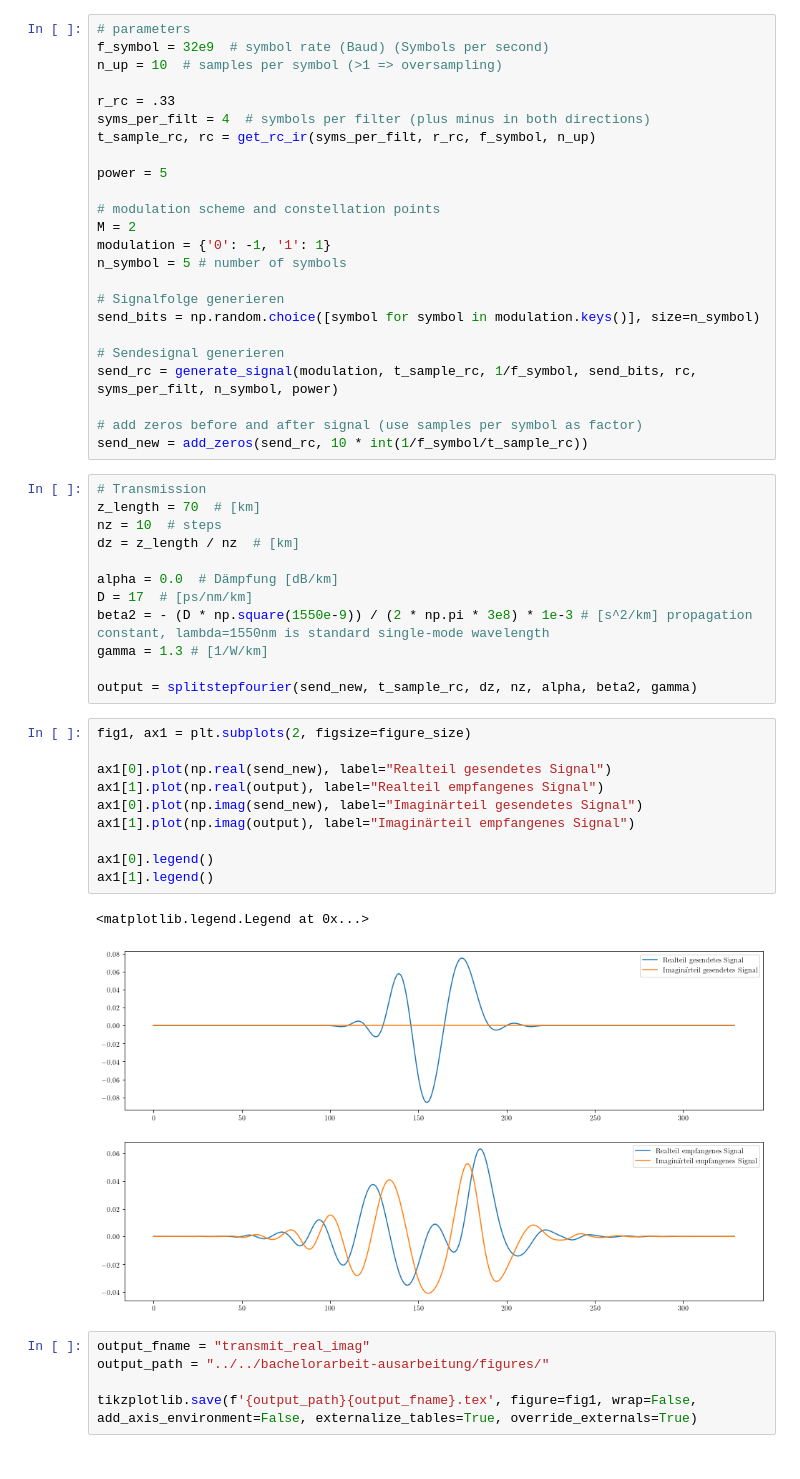
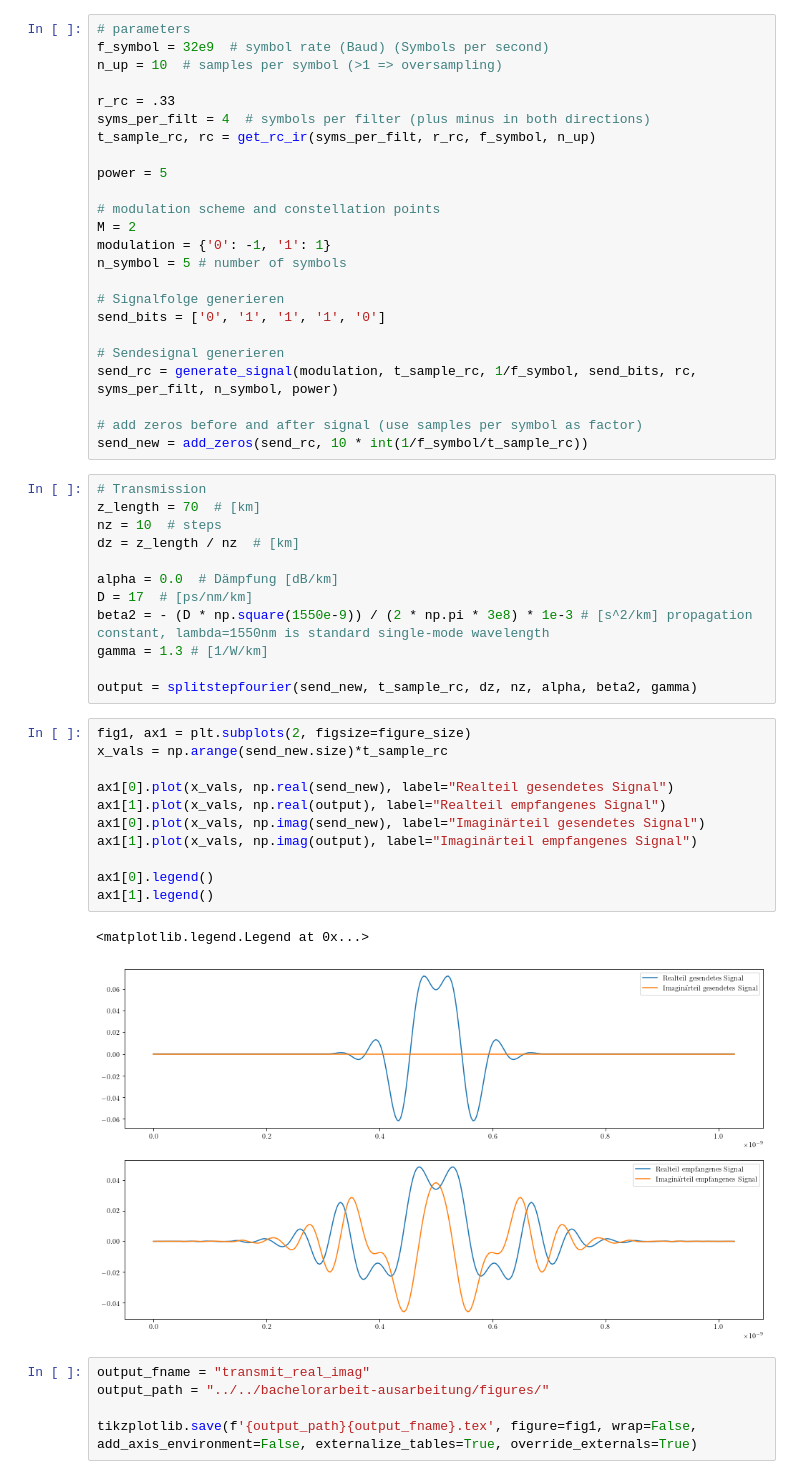
Before and after one commit to domrim/bachelorarbeit-code, a Jupyter notebook: jupyter-notebooks/Transmission.ipynb, the cells around one changed output. Drawn from its saved outputs; the diff is of its cells as text.

Commit message:
fixed send-bits

```diff
--- a/jupyter-notebooks/Transmission.ipynb
+++ b/jupyter-notebooks/Transmission.ipynb
@@ -33,7 +33,7 @@ modulation = {'0': -1, '1': 1}
 n_symbol = 5 # number of symbols
 
 # Signalfolge generieren
-send_bits = np.random.choice([symbol for symbol in modulation.keys()], size=n_symbol)
+send_bits = ['0', '1', '1', '1', '0']
 
 # Sendesignal generieren
 send_rc = generate_signal(modulation, t_sample_rc, 1/f_symbol, send_bits, rc, syms_per_filt, n_symbol, power)
@@ -54,17 +54,18 @@ gamma = 1.3 # [1/W/km]
 output = splitstepfourier(send_new, t_sample_rc, dz, nz, alpha, beta2, gamma)
 # %%
 fig1, ax1 = plt.subplots(2, figsize=figure_size)
+x_vals = np.arange(send_new.size)*t_sample_rc
 
-ax1[0].plot(np.real(send_new), label="Realteil gesendetes Signal")
-ax1[1].plot(np.real(output), label="Realteil empfangenes Signal")
-ax1[0].plot(np.imag(send_new), label="Imaginärteil gesendetes Signal")
-ax1[1].plot(np.imag(output), label="Imaginärteil empfangenes Signal")
+ax1[0].plot(x_vals, np.real(send_new), label="Realteil gesendetes Signal")
+ax1[1].plot(x_vals, np.real(output), label="Realteil empfangenes Signal")
+ax1[0].plot(x_vals, np.imag(send_new), label="Imaginärteil gesendetes Signal")
+ax1[1].plot(x_vals, np.imag(output), label="Imaginärteil empfangenes Signal")
 
 ax1[0].legend()
 ax1[1].legend()
 # %% [output]
 <matplotlib.legend.Legend at 0x...>
-[figure, old version]
+[figure, new version]
 # %%
 output_fname = "transmit_real_imag"
 output_path = "../../bachelorarbeit-ausarbeitung/figures/"
```
